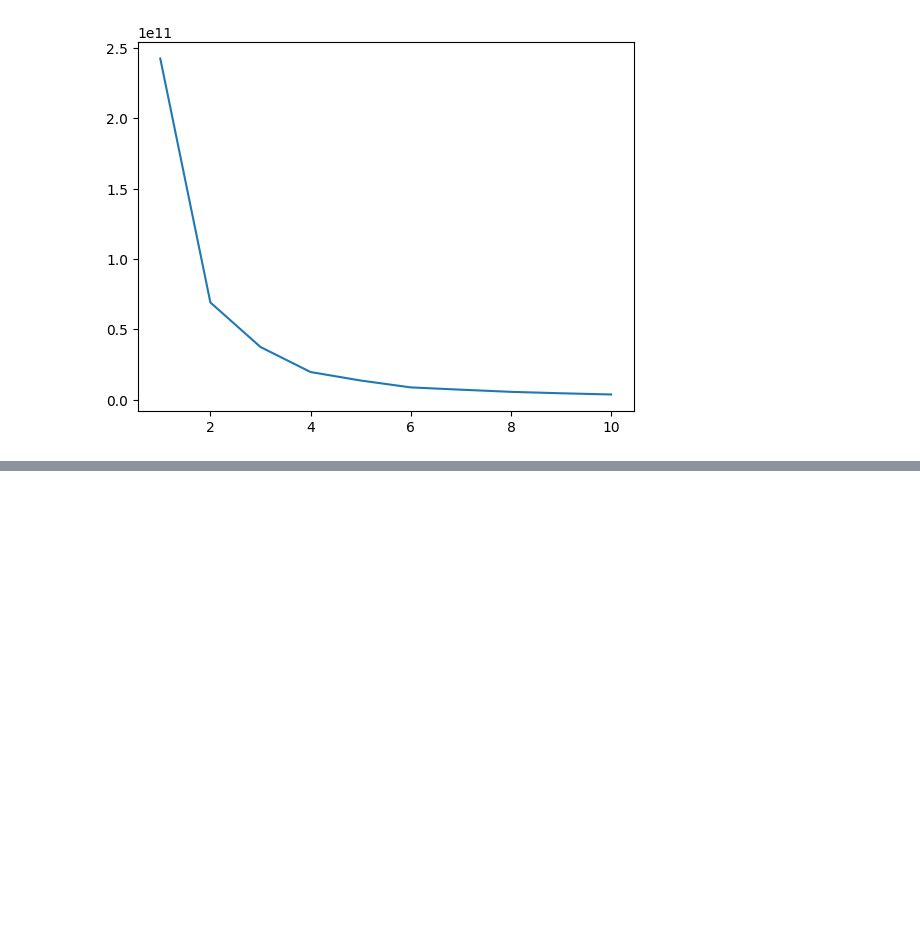
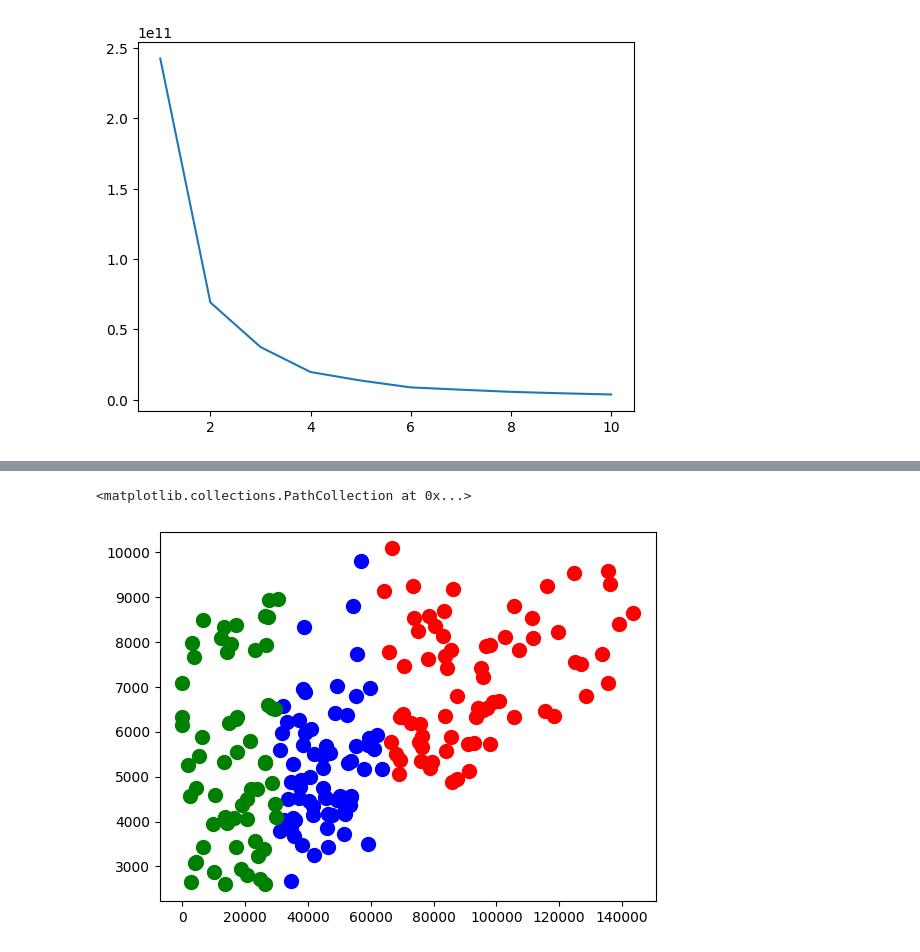
Before and after one commit to GorkemKaygisiz/python-makine-ogrenmesi-notlar, a Jupyter notebook: clustering/clustering-uygulama/uygulama.ipynb, the cells around one changed output, grey strips where cells are left out. Saved outputs shown, nothing was run; the diff lists cells and outputs as text; code cells hidden in the pictures; blank space fills up the shorter version.

Commit message:
Hierarchial Clustering

```diff
--- a/clustering/clustering-uygulama/uygulama.ipynb
+++ b/clustering/clustering-uygulama/uygulama.ipynb
@@ -55,0 +76,6 @@ plt.plot(range(1,11),sonuclar)
+# %%
+from sklearn.cluster import AgglomerativeClustering
+ac = AgglomerativeClustering(n_clusters=3, metric='euclidean', linkage='ward')
+# %%
+Y_tahmin = ac.fit_predict(X)
+Y_tahmin
@@ -55,0 +93,7 @@ plt.plot(range(1,11),sonuclar)
+# %%
+plt.scatter(X[Y_tahmin==0,0],X[Y_tahmin==0,1],s=100,c='red')
+plt.scatter(X[Y_tahmin==1,0],X[Y_tahmin==1,1],s=100,c='blue')
+plt.scatter(X[Y_tahmin==2,0],X[Y_tahmin==2,1],s=100,c='green')
+# %% [output]
+<matplotlib.collections.PathCollection at 0x...>
+[figure, added]
```
Also changed, not shown: parts of 5 cells of this notebook, 1 other file.
